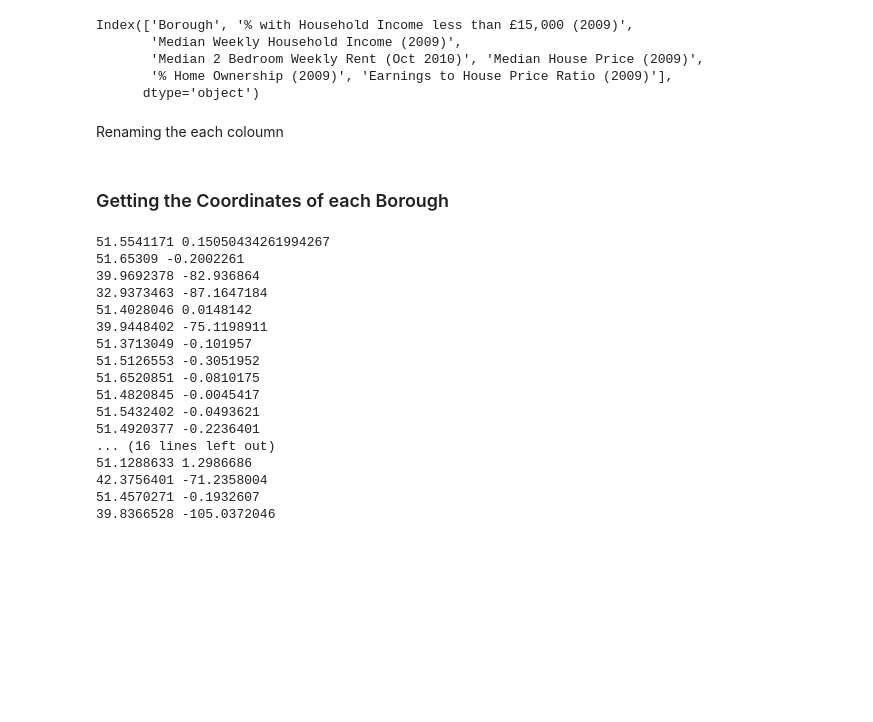
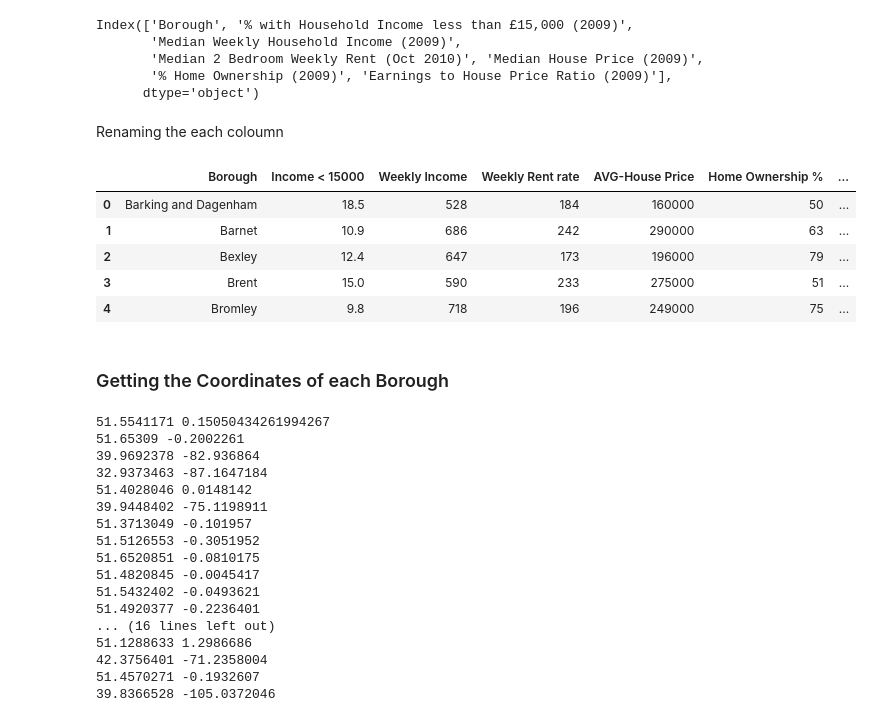
Before and after one commit to ArslanAli5/Coursera_Capstone, a Jupyter notebook: Final_Capstone.ipynb, the cells around one changed output. Saved outputs shown, nothing was run; the diff lists cells and outputs as text; code cells hidden in the pictures; blank space fills up the shorter version.

```diff
--- a/Final_Capstone.ipynb
+++ b/Final_Capstone.ipynb
@@ -82,6 +82,15 @@ df2 =df2.rename(columns={"Median Weekly Household Income (2009)": "Weekly Income
 df2['Weekly Income'] = df2['Weekly Income'].str.replace(',', '').str.replace('£', '').astype(int)
 df2['Weekly Rent rate'] = df2['Weekly Rent rate'].str.replace(',', '').str.replace('£', '').astype(int)
 df2['AVG-House Price'] = df2['AVG-House Price'].str.replace(',', '').str.replace('£', '').astype(int)
+# %%
+df2.head()
+# %% [output]
+|  | Borough | Income < 15000 | Weekly Income | Weekly Rent rate | AVG-House Price | Home Ownership % | ... |
+| 0 | Barking and Dagenham | 18.5 | 528 | 184 | 160000 | 50 | ... |
+| 1 | Barnet | 10.9 | 686 | 242 | 290000 | 63 | ... |
+| 2 | Bexley | 12.4 | 647 | 173 | 196000 | 79 | ... |
+| 3 | Brent | 15.0 | 590 | 233 | 275000 | 51 | ... |
+| 4 | Bromley | 9.8 | 718 | 196 | 249000 | 75 | ... |
 # %% [markdown]
 ### Getting the Coordinates of each Borough
 # %%
```
Also changed, not shown: parts of 3 cells of this notebook.
